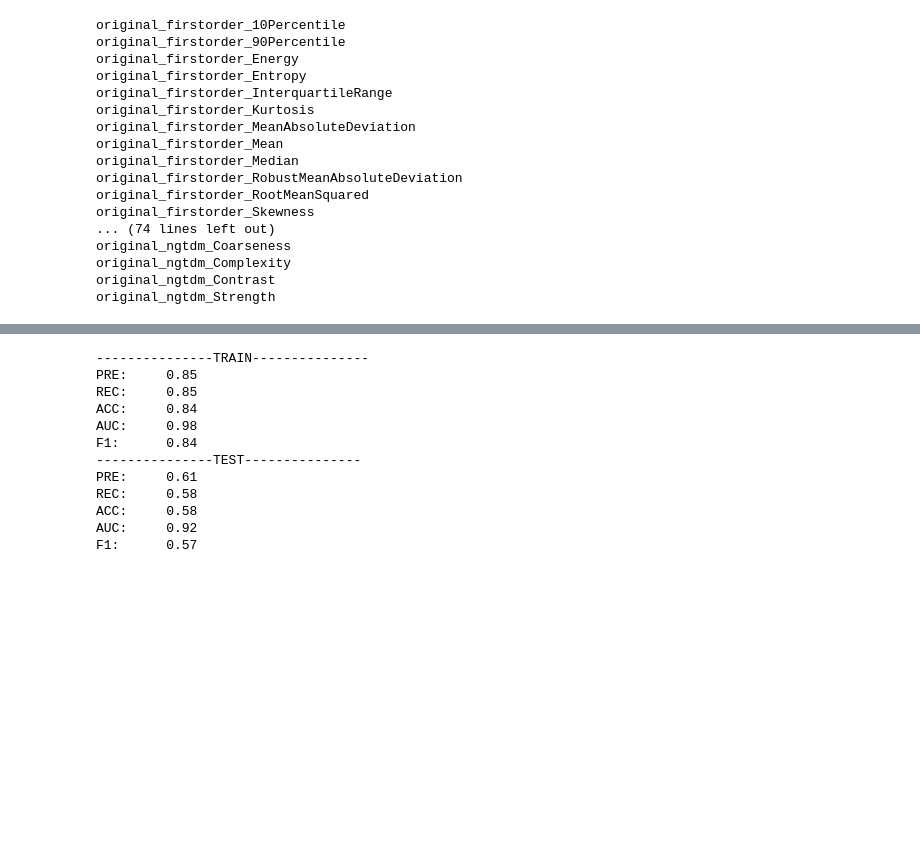
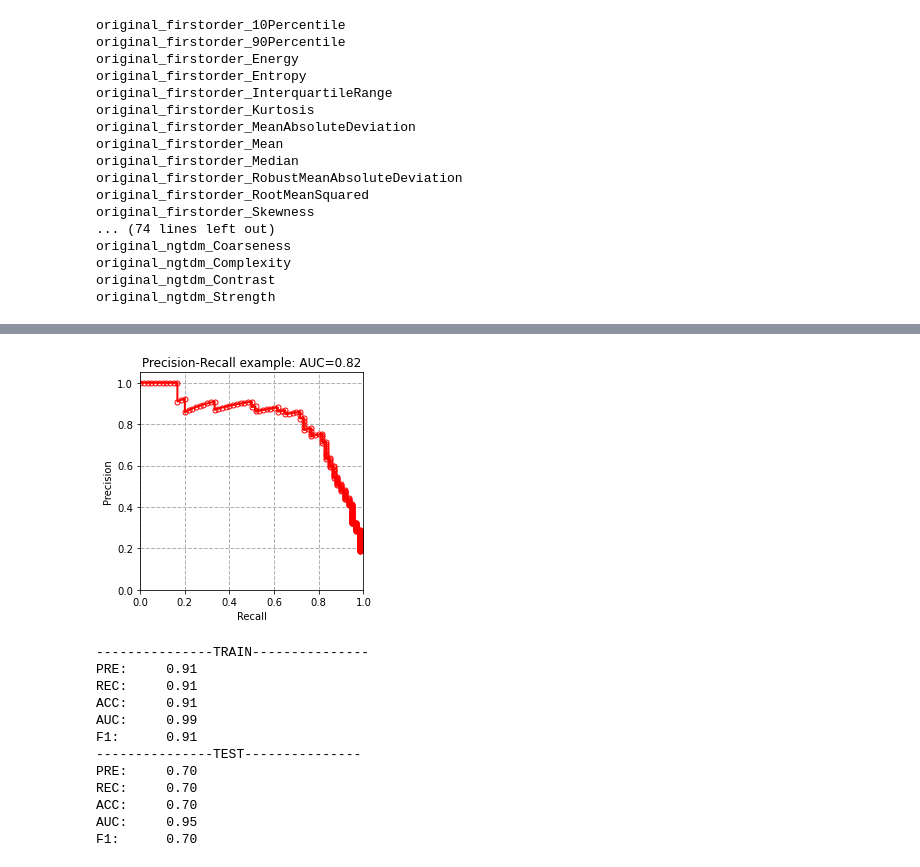
Before and after one commit to MahsaPaknezhad/RadiomicsTutorial, a Jupyter notebook: tree_bark_analysis.ipynb, the cells around one changed output, grey strips where cells are left out. Drawn from its saved outputs; the diff is of its cells as text; code cells hidden in the pictures; blank space fills up the shorter version.

```diff
--- a/tree_bark_analysis.ipynb
+++ b/tree_bark_analysis.ipynb
@@ -449,37 +476,39 @@ print("F1:\t %.02f"% stats_xgb[9])
 # %%
 from sklearn.svm import SVC
 
 # Evaluate SVM classifier
 calc_auc = True
 model = SVC(kernel='poly', degree=4, probability=True)
-stats_svc = evaluate_model(model, pyradi_original_norm, calc_auc)
+precision_recall(model, pyradi_original_norm, Y, 'svm')
+stats_svc = evaluate_model(model, pyradi_original_norm, Y, calc_auc)
 
 print("---------------TRAIN---------------")
 print("PRE:\t %.02f"% stats_svc[0])
 print("REC:\t %.02f"% stats_svc[1])
 print("ACC:\t %.02f"% stats_svc[2])
 if calc_auc: print("AUC:\t %.02f"% stats_svc[3])
 print("F1:\t %.02f"% stats_svc[4])
 
 print("---------------TEST---------------")
 print("PRE:\t %.02f"% stats_svc[5])
 print("REC:\t %.02f"% stats_svc[6])
 print("ACC:\t %.02f"% stats_svc[7])
 if calc_auc: print("AUC:\t %.02f"% stats_svc[8])
 print("F1:\t %.02f"% stats_svc[9])
 # %% [output]
+[figure, added]
 ---------------TRAIN---------------
-PRE:     0.85
-REC:     0.85
-ACC:     0.84
-AUC:     0.98
-F1:      0.84
+PRE:     0.91
+REC:     0.91
+ACC:     0.91
+AUC:     0.99
+F1:      0.91
 ---------------TEST---------------
-PRE:     0.61
-REC:     0.58
-ACC:     0.58
-AUC:     0.92
-F1:      0.57
+PRE:     0.70
+REC:     0.70
+ACC:     0.70
+AUC:     0.95
+F1:      0.70
 # %%
 from sklearn.ensemble import RandomForestClassifier
 
```
Also changed, not shown: parts of 19 cells of this notebook, 12 other files.
